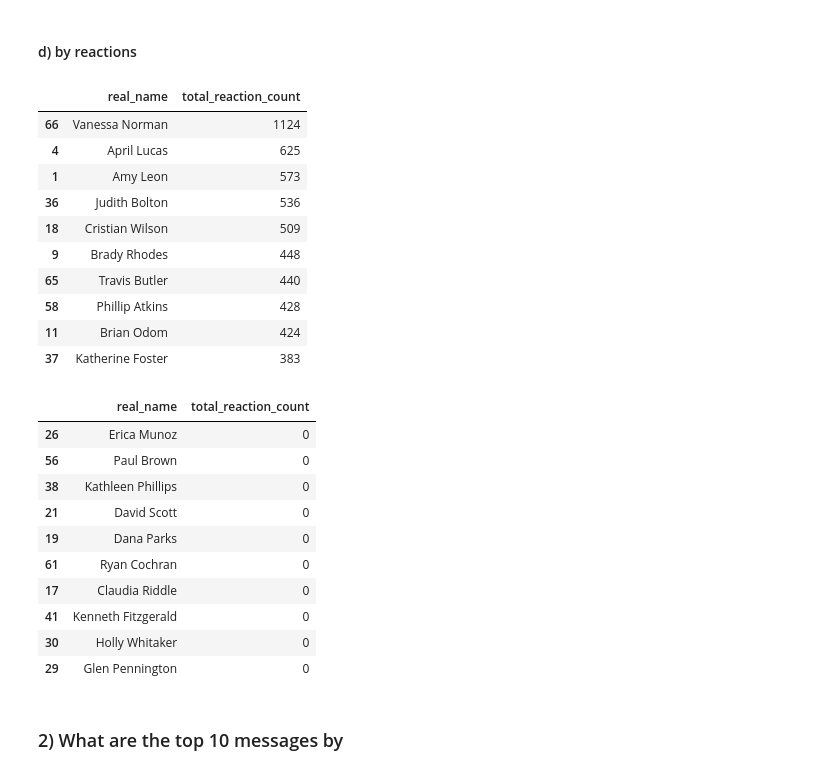
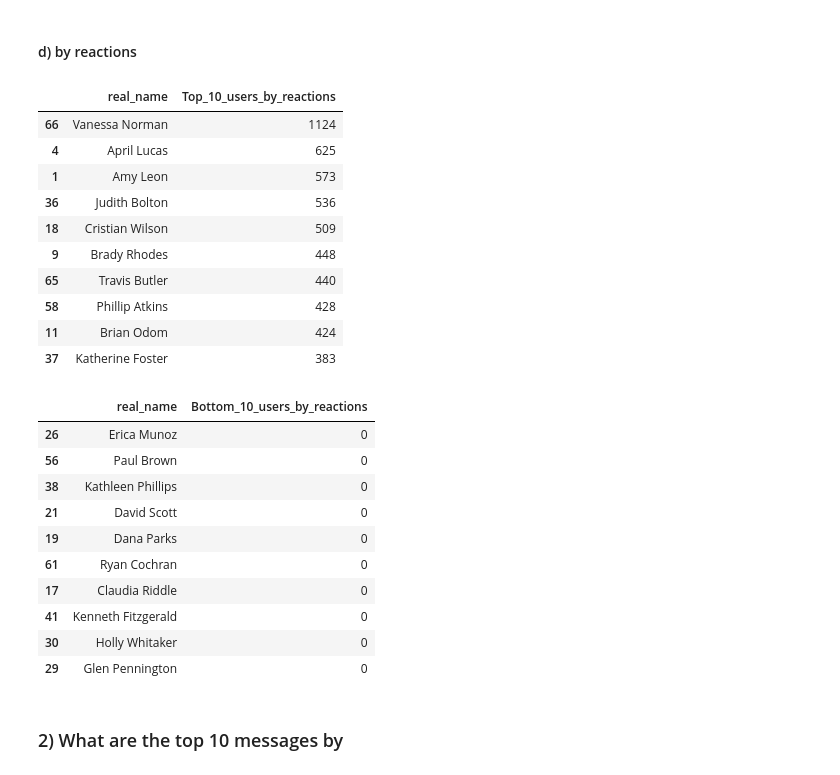
Before and after one commit to bkaggle/Slack_message_analysis, a Jupyter notebook: notebooks/parse_slack_data.ipynb, the cells around one changed output. Cells and saved outputs as stored; diff of their text form; code cells hidden in the pictures.

```diff
--- a/notebooks/parse_slack_data.ipynb
+++ b/notebooks/parse_slack_data.ipynb
@@ -277,10 +276,10 @@ users_df.rename(columns={'id':'user_id'}, inplace = True)
 reactions_merged = pd.merge(reaction_df, users_df, on='user_id', how='outer')
 # %%
 # TOP 10 users by reaction count
-top_10_reactions = reactions_merged.groupby('real_name')['reaction_count'].sum().reset_index(name='total_reaction_count').sort_values(by='total_reaction_count', ascending=False).head(10)
-top_10_reactions
+Top_10_users_by_reactions = reactions_merged.groupby('real_name')['reaction_count'].sum().reset_index(name='Top_10_users_by_reactions').sort_values(by='Top_10_users_by_reactions', ascending=False).head(10)
+Top_10_users_by_reactions
 # %% [output]
-|  | real_name | total_reaction_count |
+|  | real_name | Top_10_users_by_reactions |
 | 66 | Vanessa Norman | 1124 |
 | 4 | April Lucas | 625 |
 | 1 | Amy Leon | 573 |
@@ -293,10 +292,10 @@ top_10_reactions
 | 37 | Katherine Foster | 383 |
 # %%
 # BOTTOM 10 users by reaction count
-bottom_10_reactions = reactions_merged.groupby('real_name')['reaction_count'].sum().reset_index(name='total_reaction_count').sort_values(by='total_reaction_count', ascending=True).head(10)
-bottom_10_reactions
+Bottom_10_users_by_reactions = reactions_merged.groupby('real_name')['reaction_count'].sum().reset_index(name='Bottom_10_users_by_reactions').sort_values(by='Bottom_10_users_by_reactions', ascending=True).head(10)
+Bottom_10_users_by_reactions
 # %% [output]
-|  | real_name | total_reaction_count |
+|  | real_name | Bottom_10_users_by_reactions |
 | 26 | Erica Munoz | 0 |
 | 56 | Paul Brown | 0 |
 | 38 | Kathleen Phillips | 0 |
```
Also changed, not shown: parts of 21 cells of this notebook.
